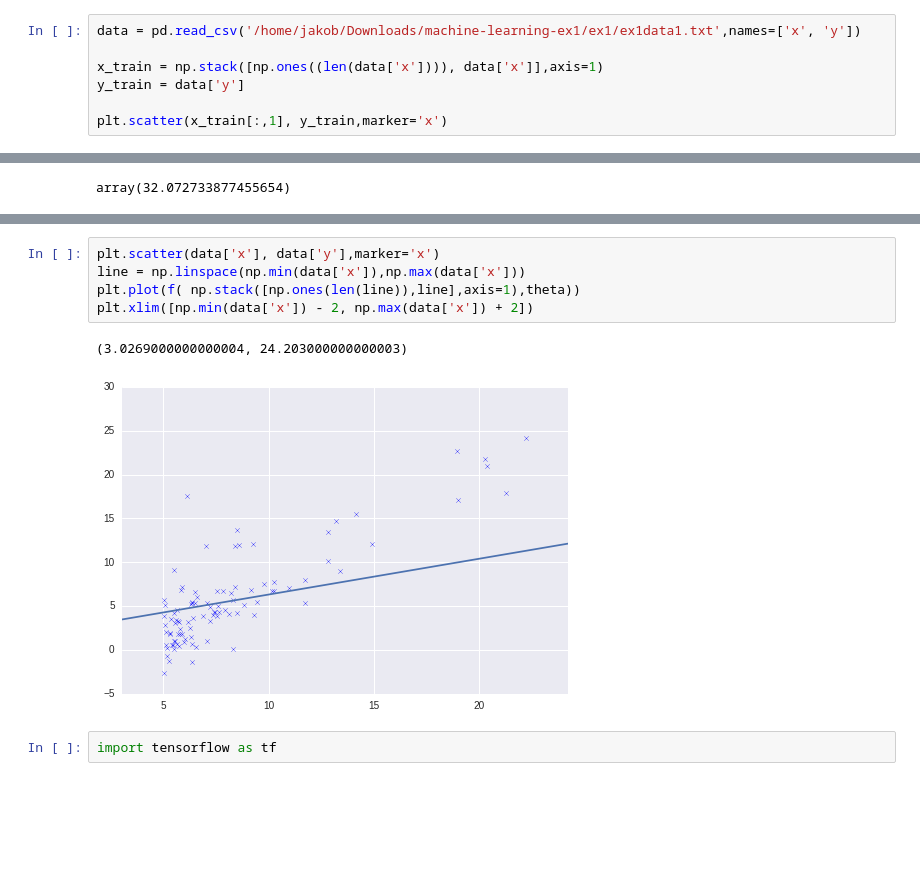
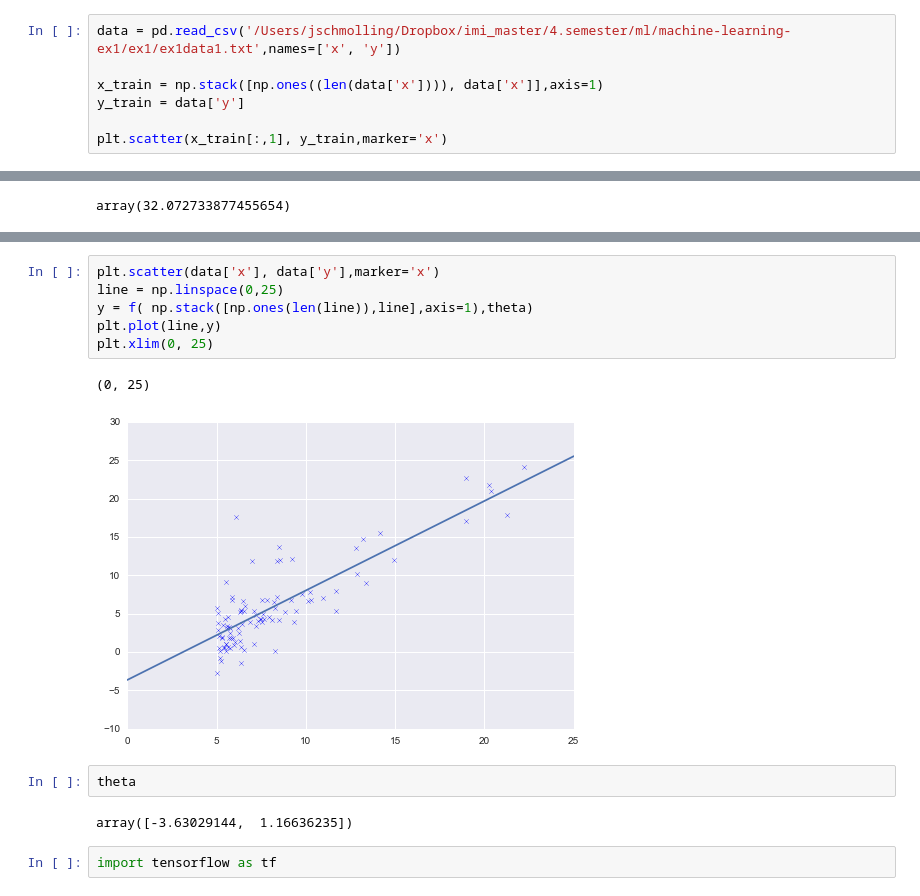
Before and after one commit to kaphka/ml-software, a Jupyter notebook: gradient.ipynb, the cells around one changed output, grey strips where cells are left out. Saved outputs shown, nothing was run; the diff lists cells and outputs as text; blank space fills up the shorter version.

```diff
--- a/gradient.ipynb
+++ b/gradient.ipynb
@@ -5,7 +5,7 @@ import numpy as np
 import pandas as pd
 import seaborn as sns
 # %%
-data = pd.read_csv('/home/jakob/Downloads/machine-learning-ex1/ex1/ex1data1.txt',names=['x', 'y'])
+data = pd.read_csv('/Users/jschmolling/Dropbox/imi_master/4.semester/ml/machine-learning-ex1/ex1/ex1data1.txt',names=['x', 'y'])
 
 x_train = np.stack([np.ones((len(data['x']))), data['x']],axis=1)
 y_train = data['y']
@@ -52,12 +52,17 @@ plt.plot(hist)
 [figure]
 # %%
 plt.scatter(data['x'], data['y'],marker='x')
-line = np.linspace(np.min(data['x']),np.max(data['x']))
-plt.plot(f( np.stack([np.ones(len(line)),line],axis=1),theta))
-plt.xlim([np.min(data['x']) - 2, np.max(data['x']) + 2])
+line = np.linspace(0,25)
+y = f( np.stack([np.ones(len(line)),line],axis=1),theta)
+plt.plot(line,y)
+plt.xlim(0, 25)
 # %% [output]
-(3.0269000000000004, 24.203000000000003)
+(0, 25)
-[figure, old version]
+[figure, new version]
+# %%
+theta
+# %% [output]
+array([-3.63029144,  1.16636235])
 # %%
 import tensorflow as tf
 # %%
```
Also changed, not shown: 2 other files.
